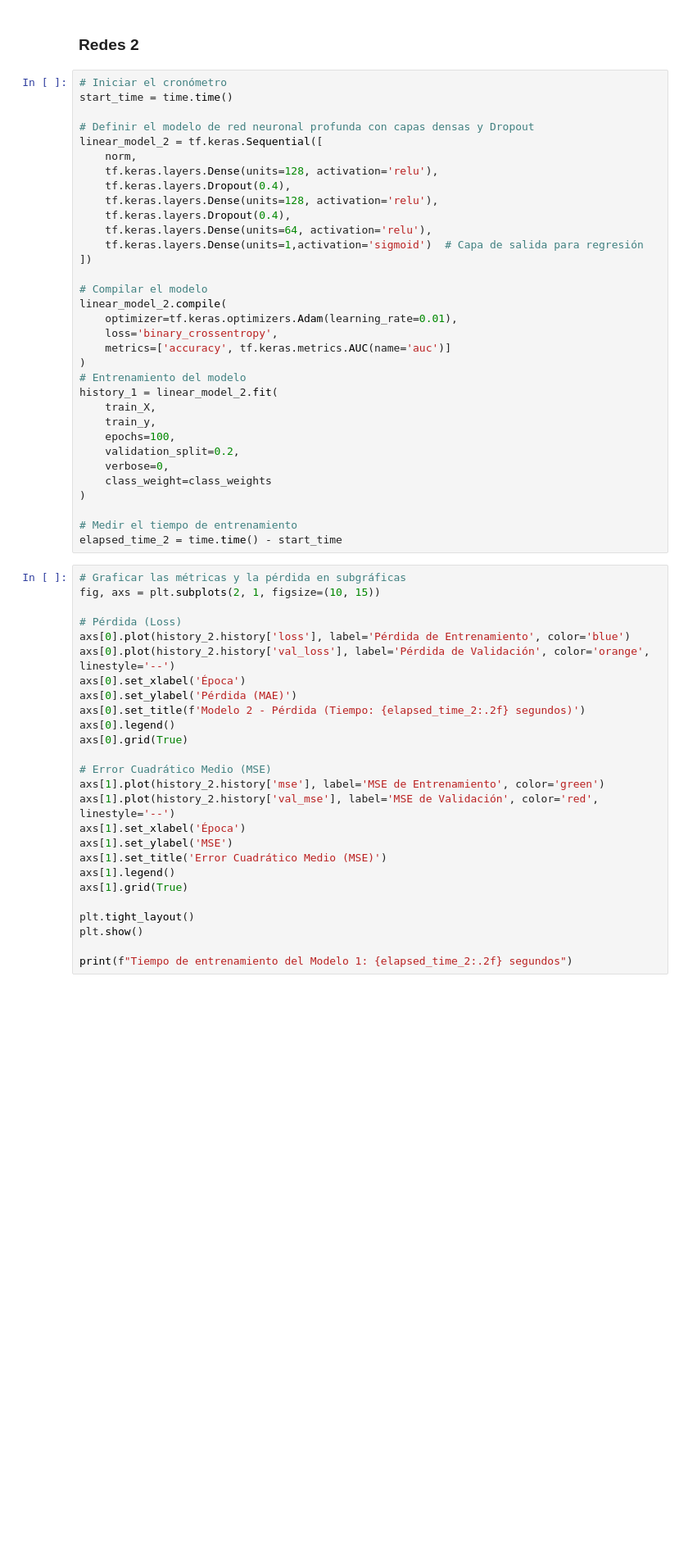
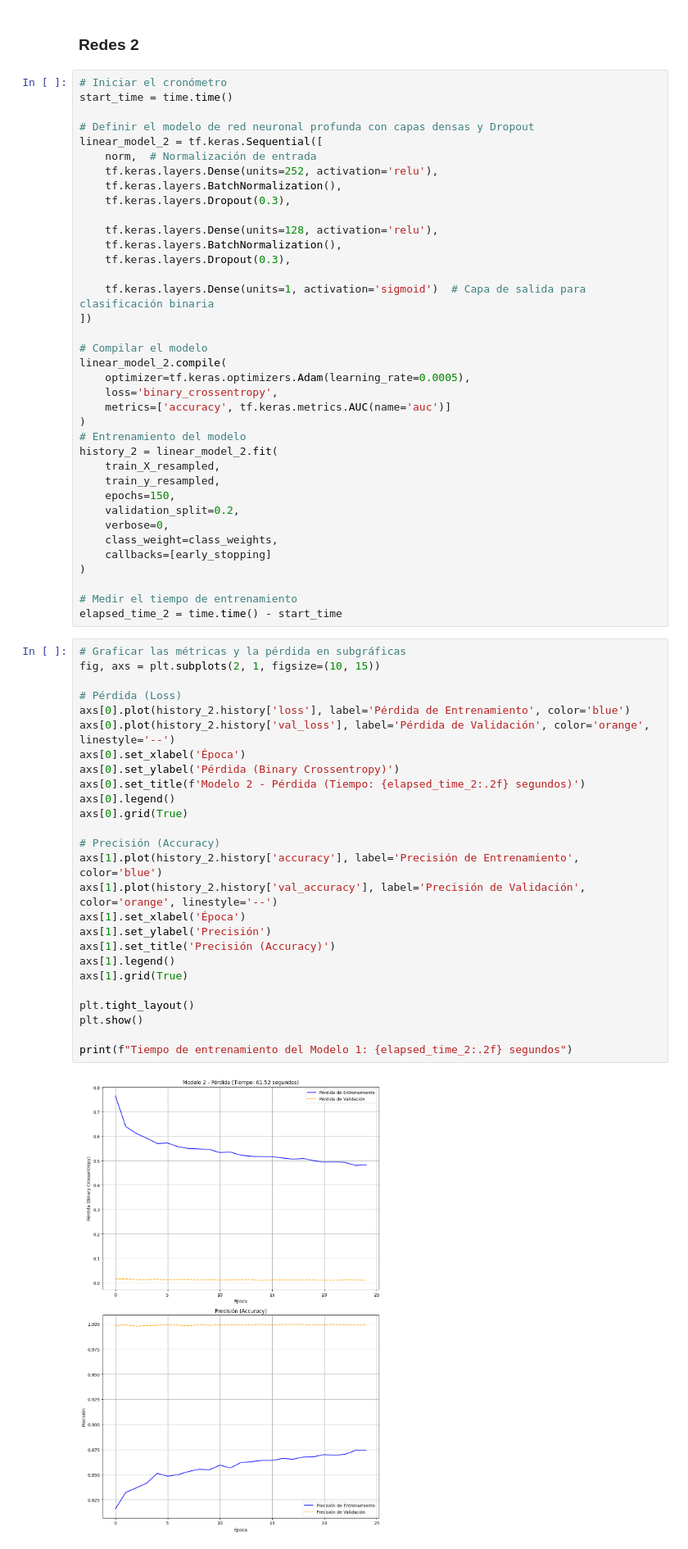
Before and after one commit to Marcocruz88/Repositorioproyecto2, a Jupyter notebook: codigo modelo.ipynb, the cells around one changed output. Shown at 82% size. Cells and saved outputs as stored; diff of their text form; blank space fills up the shorter version.

```diff
--- a/codigo modelo.ipynb
+++ b/codigo modelo.ipynb
@@ -685,29 +761,33 @@ start_time = time.time()
 
 # Definir el modelo de red neuronal profunda con capas densas y Dropout
 linear_model_2 = tf.keras.Sequential([
-    norm,
+    norm,  # Normalización de entrada
+    tf.keras.layers.Dense(units=252, activation='relu'),
+    tf.keras.layers.BatchNormalization(),
+    tf.keras.layers.Dropout(0.3),
+
     tf.keras.layers.Dense(units=128, activation='relu'),
-    tf.keras.layers.Dropout(0.4),
-    tf.keras.layers.Dense(units=128, activation='relu'),
-    tf.keras.layers.Dropout(0.4),
-    tf.keras.layers.Dense(units=64, activation='relu'),
-    tf.keras.layers.Dense(units=1,activation='sigmoid')  # Capa de salida para regresión
+    tf.keras.layers.BatchNormalization(),
+    tf.keras.layers.Dropout(0.3),
+
+    tf.keras.layers.Dense(units=1, activation='sigmoid')  # Capa de salida para clasificación binaria
 ])
 
 # Compilar el modelo
 linear_model_2.compile(
-    optimizer=tf.keras.optimizers.Adam(learning_rate=0.01),
+    optimizer=tf.keras.optimizers.Adam(learning_rate=0.0005),
     loss='binary_crossentropy',
     metrics=['accuracy', tf.keras.metrics.AUC(name='auc')]
 )
 # Entrenamiento del modelo
-history_1 = linear_model_2.fit(
-    train_X,
-    train_y,
-    epochs=100,
+history_2 = linear_model_2.fit(
+    train_X_resampled,
+    train_y_resampled,
+    epochs=150,
     validation_split=0.2,
     verbose=0,
-    class_weight=class_weights
+    class_weight=class_weights,
+    callbacks=[early_stopping]
 )
 
 # Medir el tiempo de entrenamiento
@@ -715,26 +795,28 @@ elapsed_time_2 = time.time() - start_time
 # %%
 # Graficar las métricas y la pérdida en subgráficas
 fig, axs = plt.subplots(2, 1, figsize=(10, 15))
 
 # Pérdida (Loss)
 axs[0].plot(history_2.history['loss'], label='Pérdida de Entrenamiento', color='blue')
 axs[0].plot(history_2.history['val_loss'], label='Pérdida de Validación', color='orange', linestyle='--')
 axs[0].set_xlabel('Época')
-axs[0].set_ylabel('Pérdida (MAE)')
+axs[0].set_ylabel('Pérdida (Binary Crossentropy)')
 axs[0].set_title(f'Modelo 2 - Pérdida (Tiempo: {elapsed_time_2:.2f} segundos)')
 axs[0].legend()
 axs[0].grid(True)
 
-# Error Cuadrático Medio (MSE)
-axs[1].plot(history_2.history['mse'], label='MSE de Entrenamiento', color='green')
-axs[1].plot(history_2.history['val_mse'], label='MSE de Validación', color='red', linestyle='--')
+# Precisión (Accuracy)
+axs[1].plot(history_2.history['accuracy'], label='Precisión de Entrenamiento', color='blue')
+axs[1].plot(history_2.history['val_accuracy'], label='Precisión de Validación', color='orange', linestyle='--')
 axs[1].set_xlabel('Época')
-axs[1].set_ylabel('MSE')
-axs[1].set_title('Error Cuadrático Medio (MSE)')
+axs[1].set_ylabel('Precisión')
+axs[1].set_title('Precisión (Accuracy)')
 axs[1].legend()
 axs[1].grid(True)
 
 plt.tight_layout()
 plt.show()
 
 print(f"Tiempo de entrenamiento del Modelo 1: {elapsed_time_2:.2f} segundos")
+# %% [output]
+[figure, added]
```
Also changed, not shown: parts of 24 cells of this notebook.
